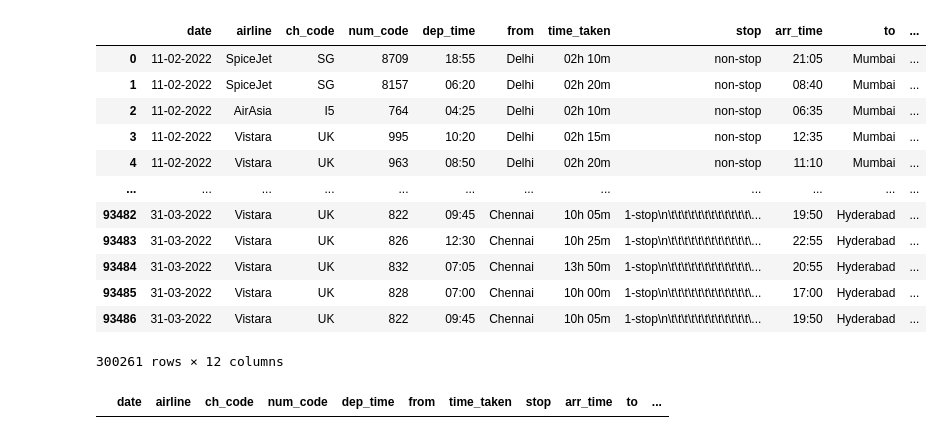
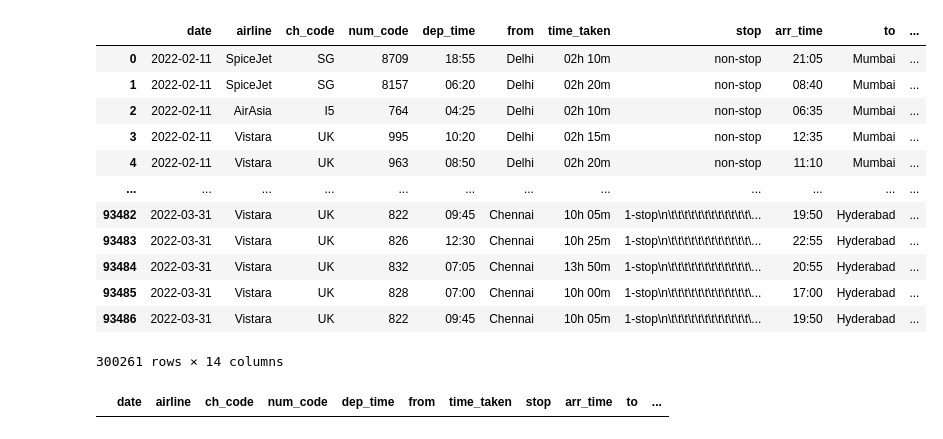
Before and after one commit to chongwei49/IE0005-DSAI-Group-Barley, a Jupyter notebook: src/Flight_Prediction_SRC.ipynb, the cells around one changed output. Saved outputs shown, nothing was run; the diff lists cells and outputs as text; code cells hidden in the pictures.

Commit message:
Update economy data (duration consistency)
update data time format for economy and business csv before concat

```diff
--- a/src/Flight_Prediction_SRC.ipynb
+++ b/src/Flight_Prediction_SRC.ipynb
@@ -16,26 +16,34 @@ sb.set() # set the default Seaborn style for graphics
 # %%
 flightData_economy = pd.read_csv('https://raw.githubusercontent.com/chongwei49/IE0005-DSAI-Group-Barley/master/dataset/economy.csv')
 flightData_business = pd.read_csv('https://raw.githubusercontent.com/chongwei49/IE0005-DSAI-Group-Barley/master/dataset/business.csv')
 
 flightData_economy["class"] = "Economy"
 flightData_business["class"] = "Business"
 
+flightData_economy['date'] = pd.to_datetime(flightData_economy['date'], format='%d-%m-%Y')
+flightData_economy['dayOfWeek'] = pd.to_datetime(flightData_economy["date"].dt.strftime('%Y-%m-%d')).dt.day_name()
+flightData_economy['days_left'] = (flightData_economy["date"] - datetime.datetime.strptime('2022-02-10', '%Y-%m-%d')).dt.days
+
+flightData_business['date'] = pd.to_datetime(flightData_business['date'], format='%d-%m-%Y')
+flightData_business['dayOfWeek'] = pd.to_datetime(flightData_business["date"].dt.strftime('%Y-%m-%d')).dt.day_name()
+flightData_business['days_left'] = (flightData_business["date"] - datetime.datetime.strptime('2022-02-10', '%Y-%m-%d')).dt.days
+
 flightData = pd.concat([flightData_economy, flightData_business])
 flightData.reset_index(drop=True)
 #flightData.to_csv(r'C:\Users\Chong\OneDrive\Documents\GitHub\IE0005-DSAI-Group-Barley\dataset\export_dataframe.csv', index = None, header=True)
 flightData
 # %% [output]
 |  | date | airline | ch_code | num_code | dep_time | from | time_taken | stop | arr_time | to | ... |
-| 0 | 11-02-2022 | SpiceJet | SG | 8709 | 18:55 | Delhi | 02h 10m | non-stop | 21:05 | Mumbai | ... |
-| 1 | 11-02-2022 | SpiceJet | SG | 8157 | 06:20 | Delhi | 02h 20m | non-stop | 08:40 | Mumbai | ... |
-| 2 | 11-02-2022 | AirAsia | I5 | 764 | 04:25 | Delhi | 02h 10m | non-stop | 06:35 | Mumbai | ... |
-| 3 | 11-02-2022 | Vistara | UK | 995 | 10:20 | Delhi | 02h 15m | non-stop | 12:35 | Mumbai | ... |
-| 4 | 11-02-2022 | Vistara | UK | 963 | 08:50 | Delhi | 02h 20m | non-stop | 11:10 | Mumbai | ... |
+| 0 | 2022-02-11 | SpiceJet | SG | 8709 | 18:55 | Delhi | 02h 10m | non-stop | 21:05 | Mumbai | ... |
+| 1 | 2022-02-11 | SpiceJet | SG | 8157 | 06:20 | Delhi | 02h 20m | non-stop | 08:40 | Mumbai | ... |
+| 2 | 2022-02-11 | AirAsia | I5 | 764 | 04:25 | Delhi | 02h 10m | non-stop | 06:35 | Mumbai | ... |
+| 3 | 2022-02-11 | Vistara | UK | 995 | 10:20 | Delhi | 02h 15m | non-stop | 12:35 | Mumbai | ... |
+| 4 | 2022-02-11 | Vistara | UK | 963 | 08:50 | Delhi | 02h 20m | non-stop | 11:10 | Mumbai | ... |
 | ... | ... | ... | ... | ... | ... | ... | ... | ... | ... | ... | ... |
-| 93482 | 31-03-2022 | Vistara | UK | 822 | 09:45 | Chennai | 10h 05m | 1-stop\n\t\t\t\t\t\t\t\t\t\t\t\t\... | 19:50 | Hyderabad | ... |
-| 93483 | 31-03-2022 | Vistara | UK | 826 | 12:30 | Chennai | 10h 25m | 1-stop\n\t\t\t\t\t\t\t\t\t\t\t\t\... | 22:55 | Hyderabad | ... |
-| 93484 | 31-03-2022 | Vistara | UK | 832 | 07:05 | Chennai | 13h 50m | 1-stop\n\t\t\t\t\t\t\t\t\t\t\t\t\... | 20:55 | Hyderabad | ... |
-| 93485 | 31-03-2022 | Vistara | UK | 828 | 07:00 | Chennai | 10h 00m | 1-stop\n\t\t\t\t\t\t\t\t\t\t\t\t\... | 17:00 | Hyderabad | ... |
-| 93486 | 31-03-2022 | Vistara | UK | 822 | 09:45 | Chennai | 10h 05m | 1-stop\n\t\t\t\t\t\t\t\t\t\t\t\t\... | 19:50 | Hyderabad | ... |
+| 93482 | 2022-03-31 | Vistara | UK | 822 | 09:45 | Chennai | 10h 05m | 1-stop\n\t\t\t\t\t\t\t\t\t\t\t\t\... | 19:50 | Hyderabad | ... |
+| 93483 | 2022-03-31 | Vistara | UK | 826 | 12:30 | Chennai | 10h 25m | 1-stop\n\t\t\t\t\t\t\t\t\t\t\t\t\... | 22:55 | Hyderabad | ... |
+| 93484 | 2022-03-31 | Vistara | UK | 832 | 07:05 | Chennai | 13h 50m | 1-stop\n\t\t\t\t\t\t\t\t\t\t\t\t\... | 20:55 | Hyderabad | ... |
+| 93485 | 2022-03-31 | Vistara | UK | 828 | 07:00 | Chennai | 10h 00m | 1-stop\n\t\t\t\t\t\t\t\t\t\t\t\t\... | 17:00 | Hyderabad | ... |
+| 93486 | 2022-03-31 | Vistara | UK | 822 | 09:45 | Chennai | 10h 05m | 1-stop\n\t\t\t\t\t\t\t\t\t\t\t\t\... | 19:50 | Hyderabad | ... |
-300261 rows × 12 columns
+300261 rows × 14 columns
 # %%
```
Also changed, not shown: parts of 1 cell of this notebook, 1 other file.
